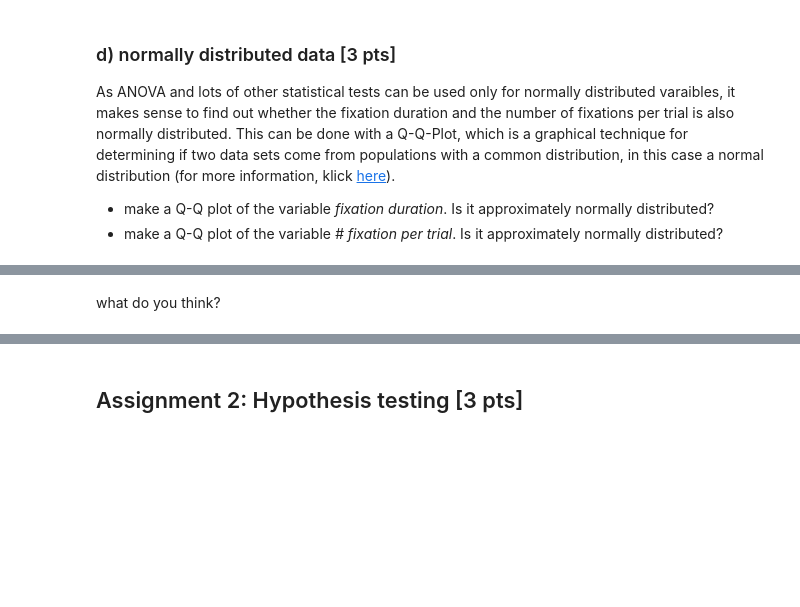
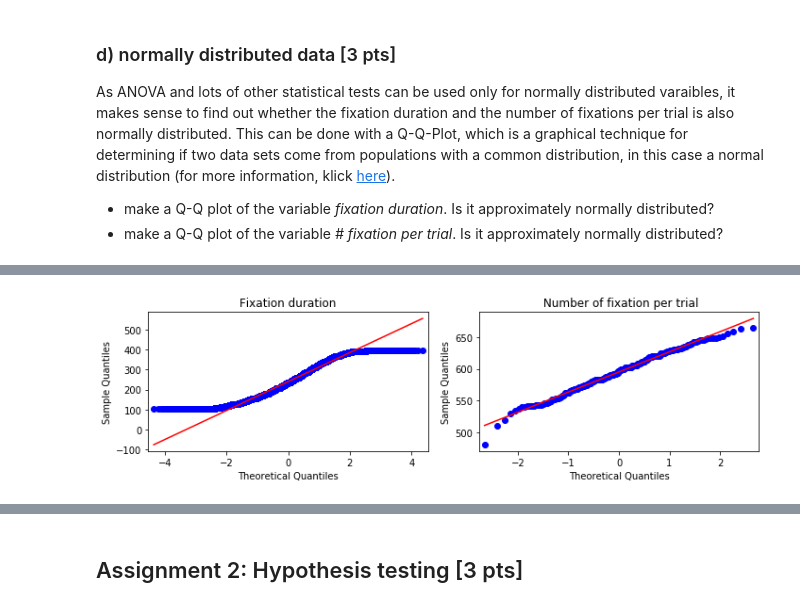
Before and after one commit to NBP-ACC/week-7-acc_2, a Jupyter notebook: Sheet05.ipynb, the cells around one changed output, grey strips where cells are left out. Cells and saved outputs as stored; diff of their text form; code cells hidden in the pictures; blank space fills up the shorter version.

```diff
--- a/Sheet05.ipynb
+++ b/Sheet05.ipynb
@@ -228,2 +194,25 @@ plt.show()
-# %% [markdown]
-what do you think?
+# %%
+#get the varibales
+fix_duration = df["duration"]
+fix_per_trial = df.groupby("trial")["fix"].count()
+
+#creates the figure
+fig, axes = plt.subplots(nrows=1, ncols=2, figsize=(10,3))
+
+#set the title for the plots
+axes[0].set(title = "Fixation duration")
+axes[1].set(title = " Number of fixation per trial")
+
+#creates the qplot for fixation duration
+prob = sm.ProbPlot(fix_duration,dist="norm")
+prob.qqplot(line="r", ax=axes[0])
+
+#creates the qplot for number of fixation per trial
+prob = sm.ProbPlot(fix_per_trial,dist="norm")
+prob.qqplot(line="r", ax=axes[1])
+
+#thights the layout and shows the figure
+fig.tight_layout()
+plt.show()
+# %% [output]
+[figure, added]
```
Also changed, not shown: parts of 5 cells of this notebook.
